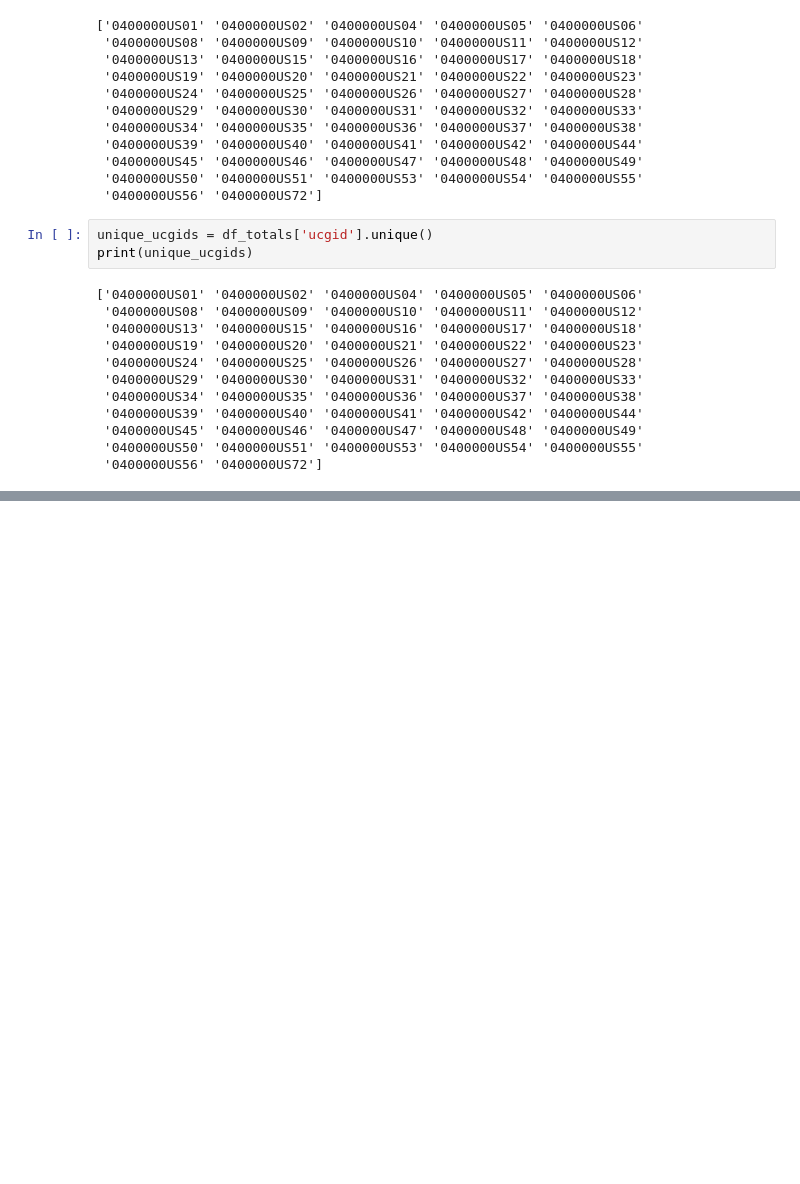
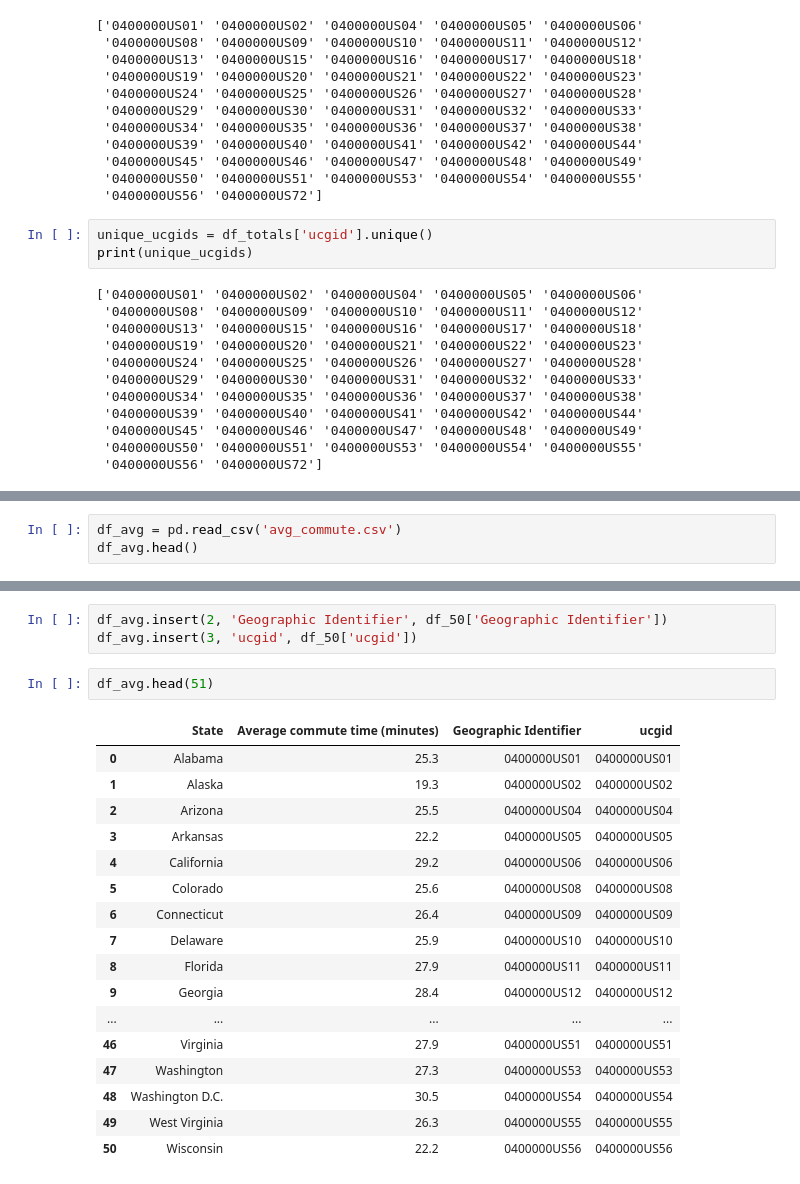
Before and after one commit to angelikabrown/CensusDataEDA, a Jupyter notebook: census_data_cleaning.ipynb, the cells around one changed output, grey strips where cells are left out. Cells and saved outputs as stored; diff of their text form; blank space fills up the shorter version.

Commit message:
merged dataframes

```diff
--- a/census_data_cleaning.ipynb
+++ b/census_data_cleaning.ipynb
@@ -2244,3 +2244,6 @@ df_50.head(51)
 | 48 | West Virginia | Less than 10 minutes | Total | 92178 | 0400000US54 | 0400000US54 |
 | 49 | Wisconsin | Less than 10 minutes | Total | 465056 | 0400000US55 | 0400000US55 |
 | 50 | Wyoming | Less than 10 minutes | Total | 75038 | 0400000US56 | 0400000US56 |
+# %%
+df_avg = pd.read_csv('avg_commute.csv')
+df_avg.head()
@@ -2246,0 +2257,23 @@ df_50.head(51)
+# %%
+df_avg.insert(2, 'Geographic Identifier', df_50['Geographic Identifier'])
+df_avg.insert(3, 'ucgid', df_50['ucgid'])
+# %%
+df_avg.head(51)
+# %% [output]
+|  | State | Average commute time (minutes) | Geographic Identifier | ucgid |
+| 0 | Alabama | 25.3 | 0400000US01 | 0400000US01 |
+| 1 | Alaska | 19.3 | 0400000US02 | 0400000US02 |
+| 2 | Arizona | 25.5 | 0400000US04 | 0400000US04 |
+| 3 | Arkansas | 22.2 | 0400000US05 | 0400000US05 |
+| 4 | California | 29.2 | 0400000US06 | 0400000US06 |
+| 5 | Colorado | 25.6 | 0400000US08 | 0400000US08 |
+| 6 | Connecticut | 26.4 | 0400000US09 | 0400000US09 |
+| 7 | Delaware | 25.9 | 0400000US10 | 0400000US10 |
+| 8 | Florida | 27.9 | 0400000US11 | 0400000US11 |
+| 9 | Georgia | 28.4 | 0400000US12 | 0400000US12 |
+| ... | ... | ... | ... | ... |
+| 46 | Virginia | 27.9 | 0400000US51 | 0400000US51 |
+| 47 | Washington | 27.3 | 0400000US53 | 0400000US53 |
+| 48 | Washington D.C. | 30.5 | 0400000US54 | 0400000US54 |
+| 49 | West Virginia | 26.3 | 0400000US55 | 0400000US55 |
+| 50 | Wisconsin | 22.2 | 0400000US56 | 0400000US56 |
```
Also changed, not shown: parts of 1 cell of this notebook.
